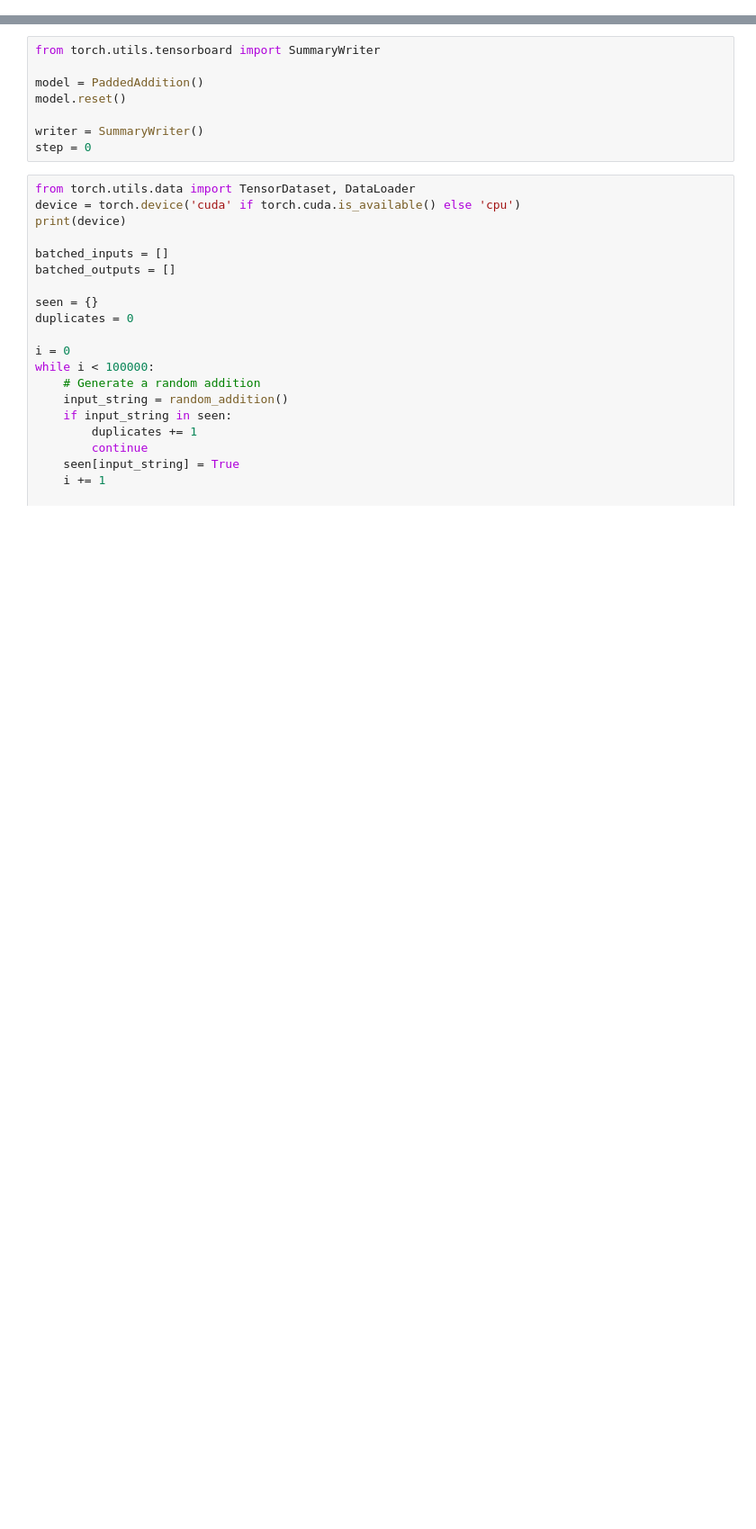
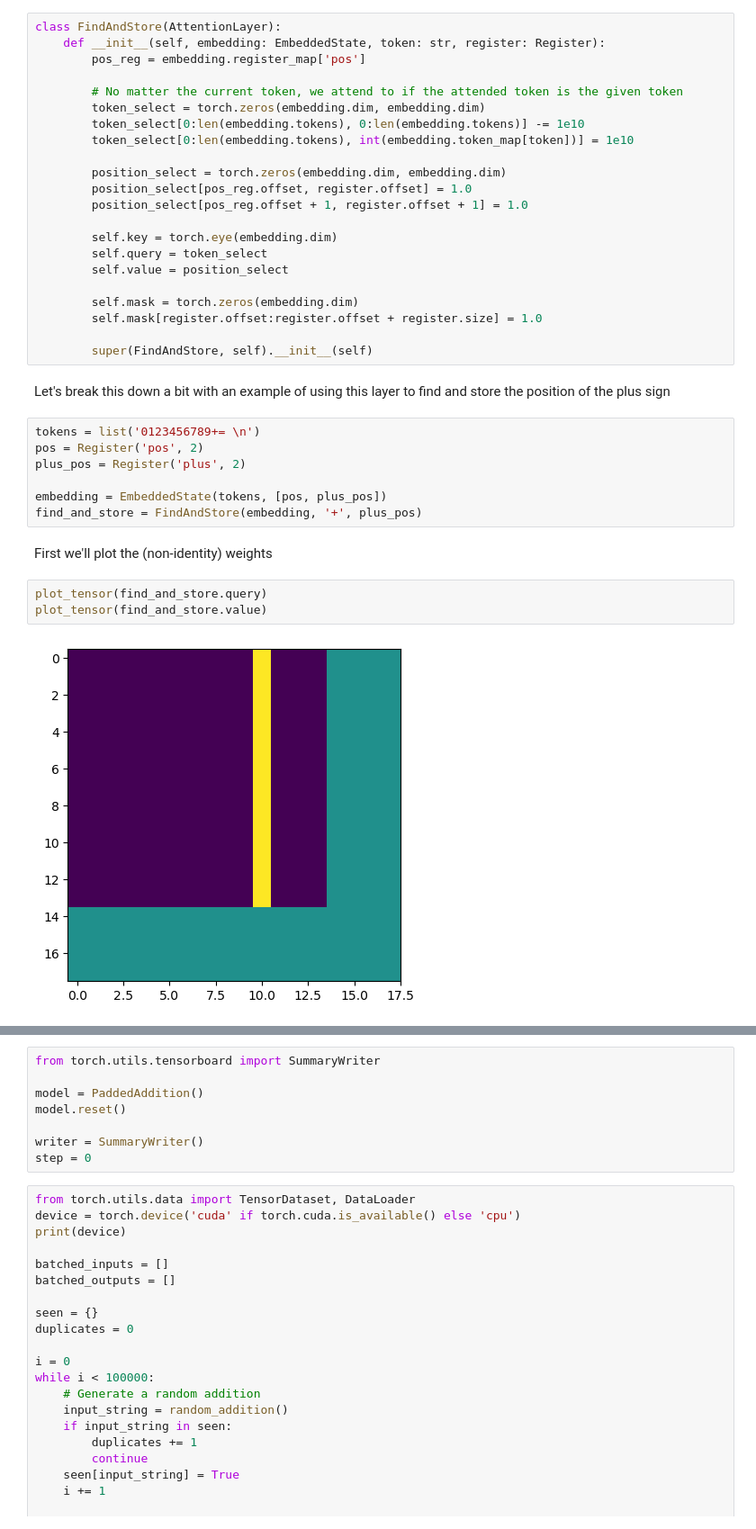
Before and after one commit to newhouseb/handcrafted, a Jupyter notebook: HandCrafted.ipynb, the cells around one changed output, grey strips where cells are left out. Shown at 90% size. Cells and saved outputs as stored; diff of their text form; blank space fills up the shorter version.

```diff
--- a/HandCrafted.ipynb
+++ b/HandCrafted.ipynb
@@ -516,0 +304,38 @@ random_addition()
+# %%
+class FindAndStore(AttentionLayer):
+    def __init__(self, embedding: EmbeddedState, token: str, register: Register):
+        pos_reg = embedding.register_map['pos']
+
+        # No matter the current token, we attend to if the attended token is the given token
+        token_select = torch.zeros(embedding.dim, embedding.dim)
+        token_select[0:len(embedding.tokens), 0:len(embedding.tokens)] -= 1e10
+        token_select[0:len(embedding.tokens), int(embedding.token_map[token])] = 1e10
+
+        position_select = torch.zeros(embedding.dim, embedding.dim)
+        position_select[pos_reg.offset, register.offset] = 1.0
+        position_select[pos_reg.offset + 1, register.offset + 1] = 1.0
+
+        self.key = torch.eye(embedding.dim)
+        self.query = token_select
+        self.value = position_select
+
+        self.mask = torch.zeros(embedding.dim)
+        self.mask[register.offset:register.offset + register.size] = 1.0
+
+        super(FindAndStore, self).__init__(self)
+# %% [markdown]
+Let's break this down a bit with an example of using this layer to find and store the position of the plus sign
+# %%
+tokens = list('0123456789+= \n')
+pos = Register('pos', 2)
+plus_pos = Register('plus', 2)
+
+embedding = EmbeddedState(tokens, [pos, plus_pos])
+find_and_store = FindAndStore(embedding, '+', plus_pos)
+# %% [markdown]
+First we'll plot the (non-identity) weights
+# %%
+plot_tensor(find_and_store.query)
+plot_tensor(find_and_store.value)
+# %% [output]
+[figure, added]
```
Also changed, not shown: parts of 57 cells of this notebook, 2 other files.
